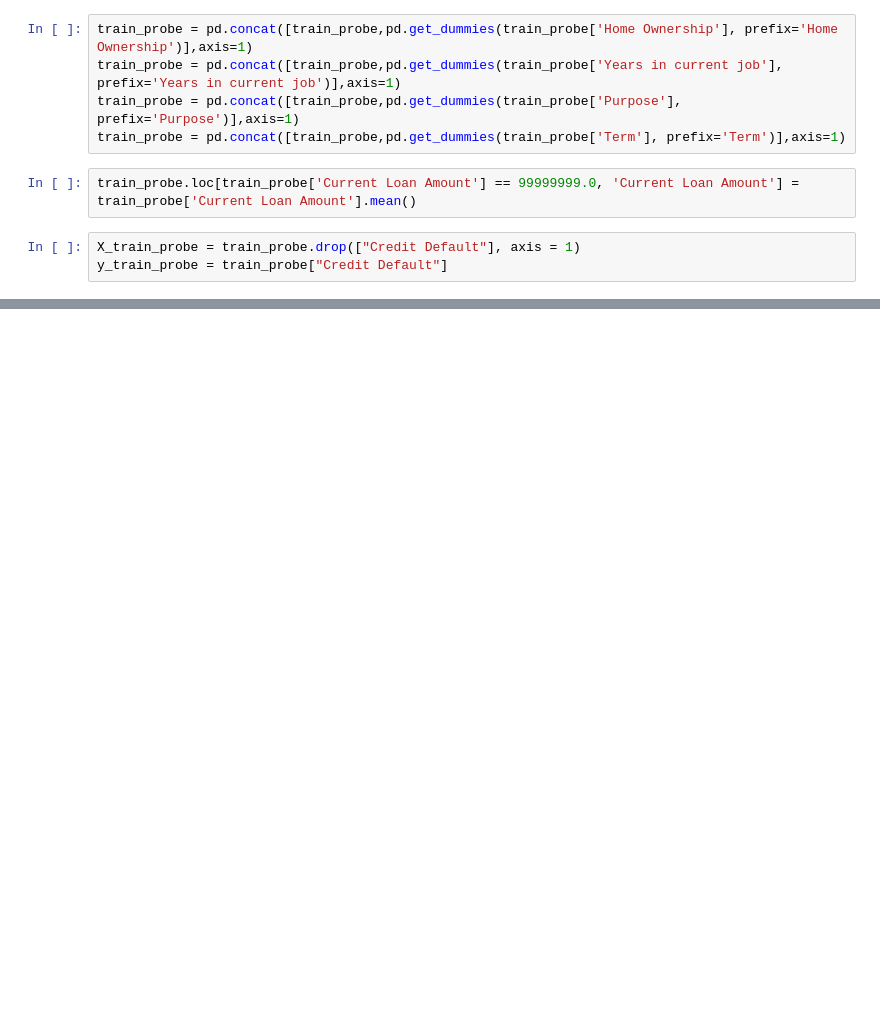
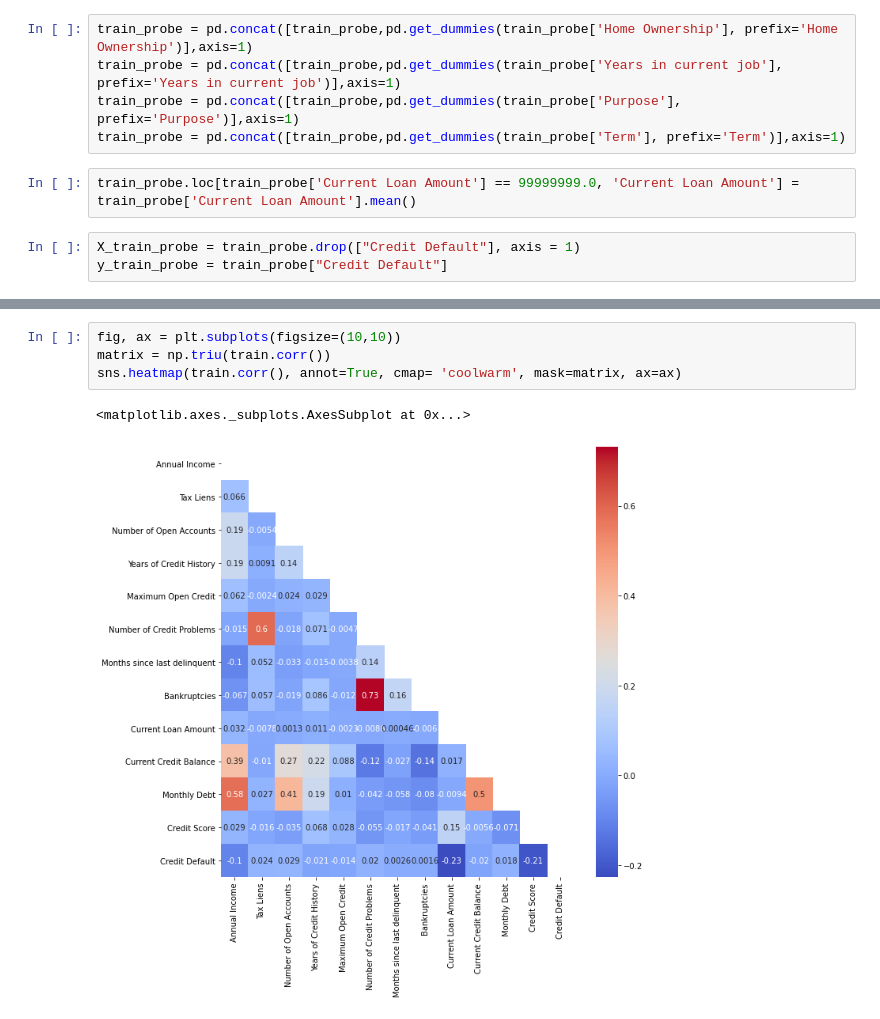
Before and after one commit to Arhio/GB-Python-Lib-Stage-2, a Jupyter notebook: Course_project/KuznetsovVV_solution.ipynb, the cells around one changed output, grey strips where cells are left out. Drawn from its saved outputs; the diff is of its cells as text; blank space fills up the shorter version.

```diff
--- a/Course_project/KuznetsovVV_solution.ipynb
+++ b/Course_project/KuznetsovVV_solution.ipynb
@@ -445,0 +366,7 @@ r2
+# %%
+fig, ax = plt.subplots(figsize=(10,10))
+matrix = np.triu(train.corr())
+sns.heatmap(train.corr(), annot=True, cmap= 'coolwarm', mask=matrix, ax=ax)
+# %% [output]
+<matplotlib.axes._subplots.AxesSubplot at 0x...>
+[figure, added]
```
Also changed, not shown: parts of 57 cells of this notebook.
